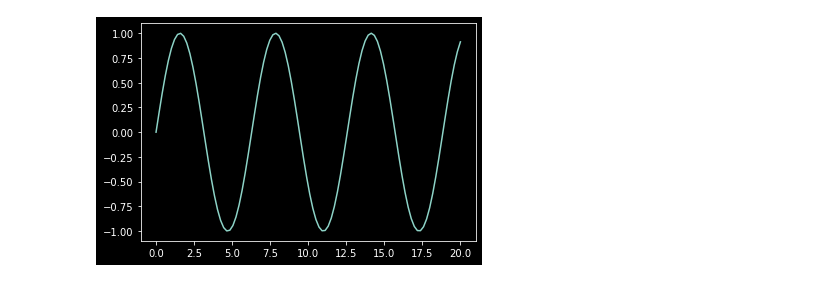
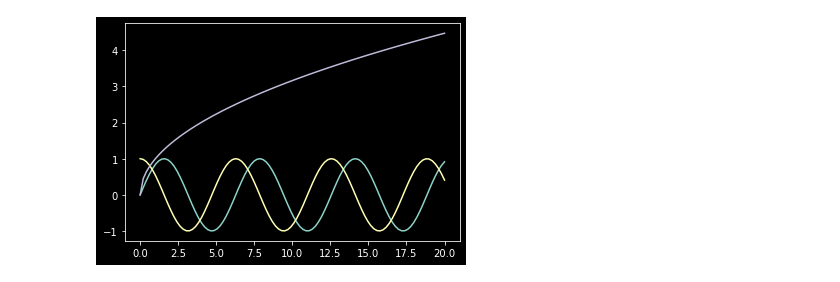
Before and after one commit to honkliu/March, a Jupyter notebook: src/Python/PythonLearning/Quantum/DeltaGreen.ipynb, the cells around one changed output. Cells and saved outputs as stored; diff of their text form; code cells hidden in the pictures.

```diff
--- a/src/Python/PythonLearning/Quantum/DeltaGreen.ipynb
+++ b/src/Python/PythonLearning/Quantum/DeltaGreen.ipynb
@@ -1,11 +1,12 @@
 # %%
 import matplotlib.pyplot as plt
 import numpy as np
 
 plt.style.use('dark_background')
 x = np.linspace(0, 20, 100)
 plt.plot(x, np.sin(x))
-
+plt.plot(x, np.cos(x))
+plt.plot(x, np.sqrt(x))
 plt.show()
 # %% [output]
-[figure, old version]
+[figure, new version]
```
